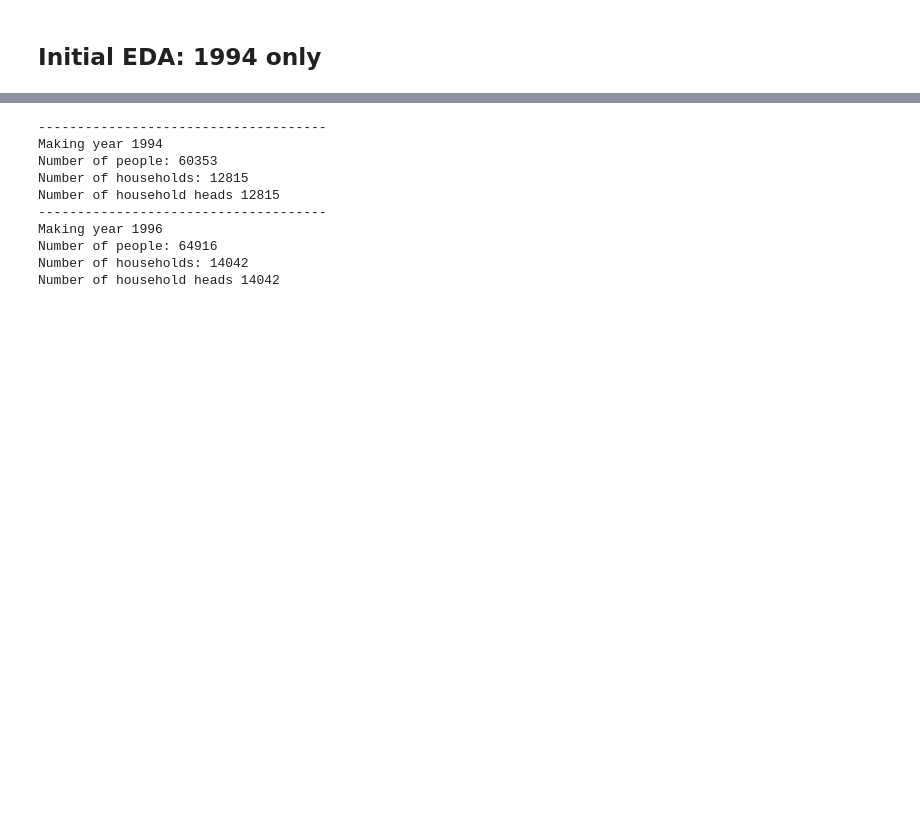
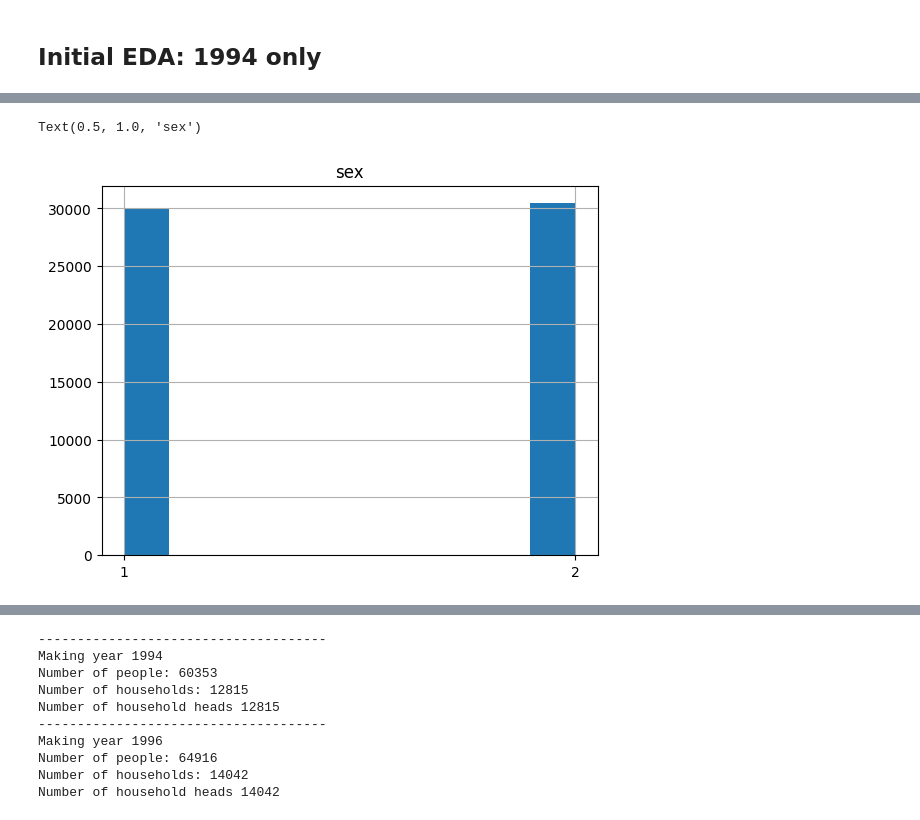
Before and after one commit to mjv2146/household-consumption, a Jupyter notebook: notebooks/01_main.ipynb, the cells around one changed output, grey strips where cells are left out. Saved outputs shown, nothing was run; the diff lists cells and outputs as text; code cells hidden in the pictures; blank space fills up the shorter version.

```diff
--- a/notebooks/01_main.ipynb
+++ b/notebooks/01_main.ipynb
@@ -205,0 +199,6 @@ main duplicates: 0
+# %%
+population['sex'].hist()
+plt.title('sex')
+# %% [output]
+Text(0.5, 1.0, 'sex')
+[figure, added]
```
Also changed, not shown: parts of 12 cells of this notebook, 2 other files.
